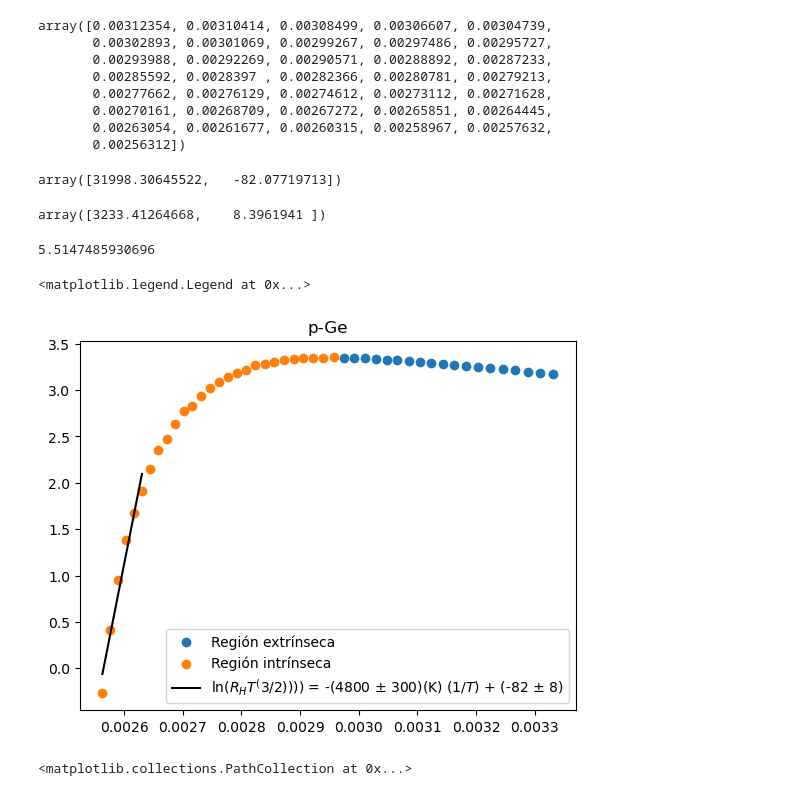
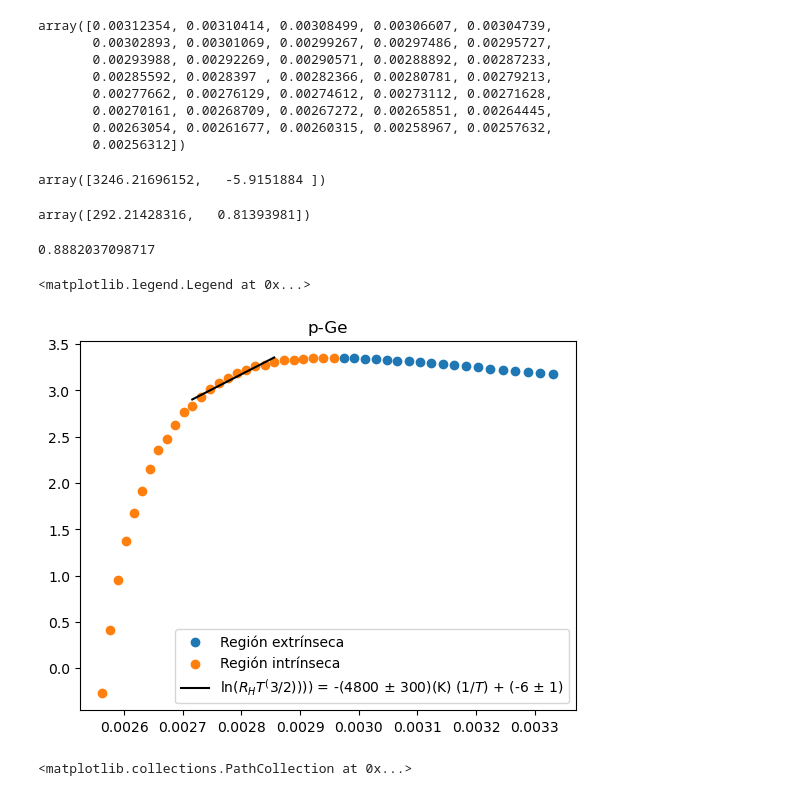
Before and after one commit to QuantumPower4/LabIntermedio2024-2, a Jupyter notebook: Efecto Hall/EfectoHall.ipynb, the cells around one changed output. Saved outputs shown, nothing was run; the diff lists cells and outputs as text; code cells hidden in the pictures.

```diff
--- a/Efecto Hall/EfectoHall.ipynb
+++ b/Efecto Hall/EfectoHall.ipynb
@@ -1024,29 +1032,29 @@ array([0.00312354, 0.00310414, 0.00308499, 0.00306607, 0.00304739,
        0.00263054, 0.00261677, 0.00260315, 0.00258967, 0.00257632,
        0.00256312])
 # %%
-popt_fermip2, pcov_fermip2 = curve_fit(linear_function, 1/temp2p[40:len(temp2p)], log_T32RH[40:len(temp2p)],)
+popt_fermip2, pcov_fermip2 = curve_fit(linear_function, 1/temp2p[25:35], log_T32RH[25:35],)
 popt_fermip2
 # %% [output]
-array([31998.30645522,   -82.07719713])
+array([3246.21696152,   -5.9151884 ])
 # %%
 popt_inc_fermip2 = np.sqrt(np.diag(pcov_fermip2))
 popt_inc_fermip2
 # %% [output]
-array([3233.41264668,    8.3961941 ])
+array([292.21428316,   0.81393981])
 # %%
-2*31998*8.61733326e-5
+2*5153.5880247*8.61733326e-5
 # %% [output]
-5.5147485930696
+0.8882037098717
 # %%
 plt.scatter(1/temp2p[:np.argmax(log_T32RH)],log_T32RH[:np.argmax(log_T32RH)],label="Región extrínseca")
 plt.scatter(1/temp2p[np.argmax(log_T32RH):],log_T32RH[np.argmax(log_T32RH):], label="Región intrínseca")
-plt.plot(1/temp2p[40:len(temp2p)], linear_function(1/temp2p[40:len(temp2p)],*popt_fermip2),color="black",
+plt.plot(1/temp2p[25:35], linear_function(1/temp2p[25:35],*popt_fermip2),color="black",
 label=f'$\ln(R_H T^(3/2))))$ = -(4800 ± 300)(K) $(1/T)$ + ({popt_fermip2[1]:.0f} ± {popt_inc_fermip2[1]:.0f})')
 plt.title("p-Ge")
 plt.legend()
 # %% [output]
 <matplotlib.legend.Legend at 0x...>
-[figure, old version]
+[figure, new version]
 # %%
 plt.scatter(temp1p,VL1p)
 # %% [output]
```
Also changed, not shown: parts of 3 cells of this notebook.
